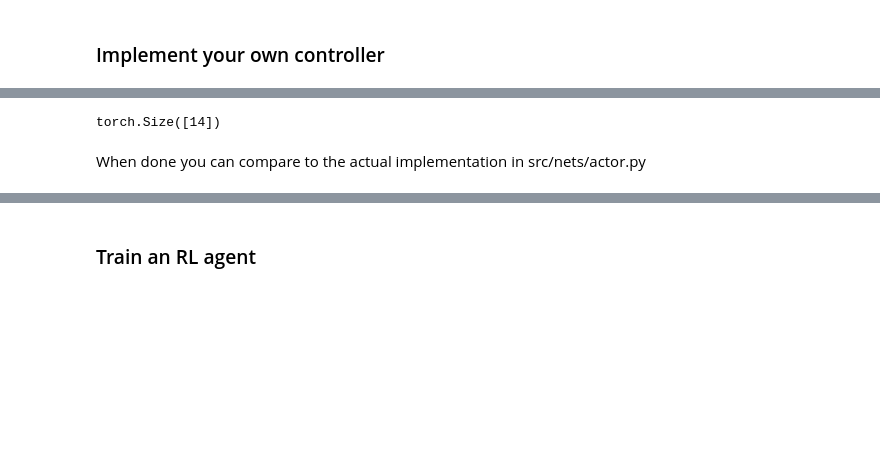
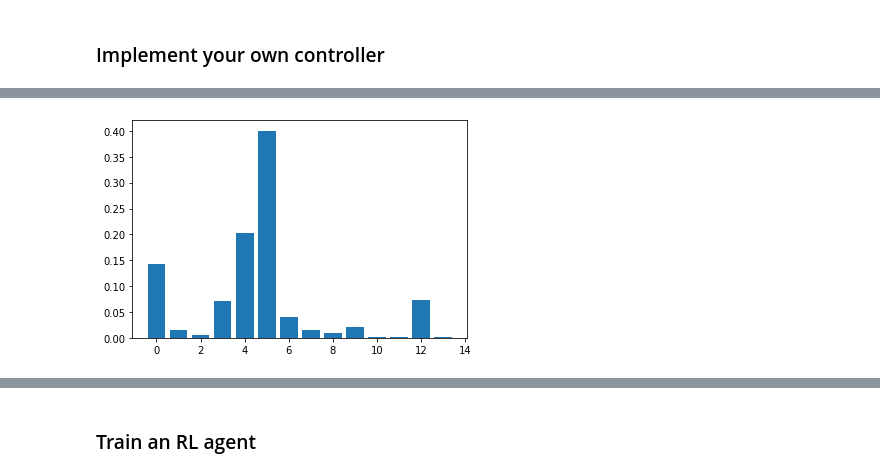
Before and after one commit to gigitresca/amod_complete_repo, a Jupyter notebook: tutorial.ipynb, the cells around one changed output, grey strips where cells are left out. Drawn from its saved outputs; the diff is of its cells as text; code cells hidden in the pictures; blank space fills up the shorter version.

```diff
--- a/tutorial.ipynb
+++ b/tutorial.ipynb
@@ -186,7 +157,10 @@ class Actor(nn.Module):
 
     def __init__(self, in_channels, act_dim, hidden_size=32):
         super().__init__()
-
+        """
+        in_channels: state dimension
+        act_dim: action dimension
+        """
         self.lin1 = nn.Linear(in_channels, hidden_size)
         self.lin2 = nn.Linear(hidden_size, hidden_size)
         self.lin3 = nn.Linear(hidden_size, act_dim)
@@ -197,27 +171,28 @@ class Actor(nn.Module):
         x = F.softplus(self.lin3(x))
 
         concentration = x.squeeze(-1)
+        m = Dirichlet(concentration + 1e-20)
+        action = m.rsample()
 
-        m = Dirichlet(concentration + 1e-20)
-
-        action = m.rsample()
         return action
 # %%
 import torch
+import matplotlib.pyplot as plt
 '''
-The state consits of 14 nodes with 13 node features
+The state consits of 14 regions/nodes with 13 node features each
 '''
 state = torch.ones(14, 13)
 
-state = state.flatten()
+state = state.flatten() #MLP expects a vector input
 
 actor = Actor(in_channels=14*13, act_dim=14)
 
 action = actor(state)
-
-action.shape
-# %% [output]
-torch.Size([14])
+# %%
+plt.bar(range(14), action.detach().numpy())
+plt.show()
+# %% [output]
+[figure, added]
 # %%
 from torch import nn
 import torch.nn.functional as F
@@ -260,2 +229,0 @@ action.shape
-# %% [markdown]
-When done you can compare to the actual implementation in src/nets/actor.py
```
Also changed, not shown: parts of 54 cells of this notebook, 12 other files.
